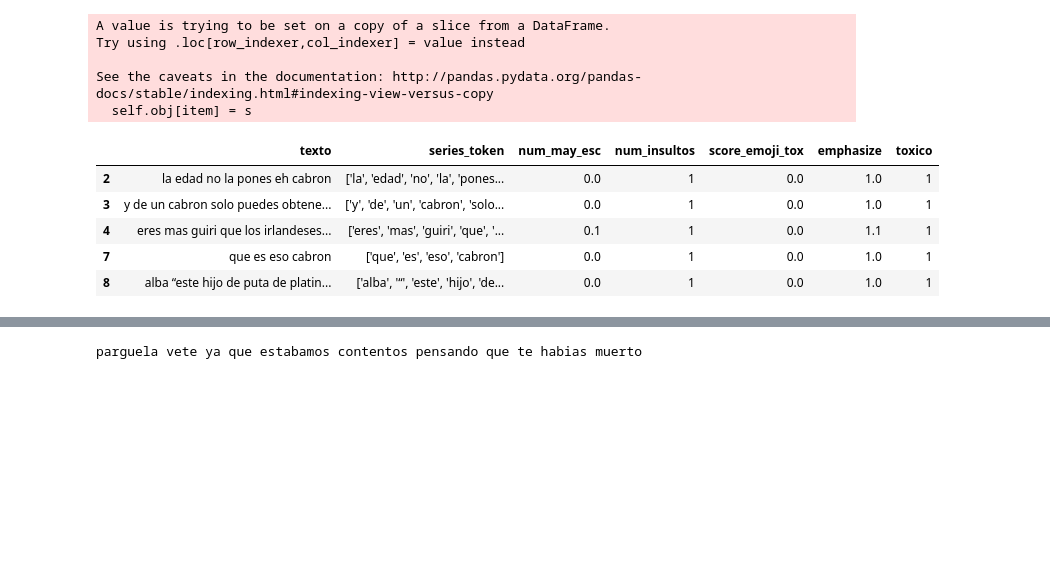
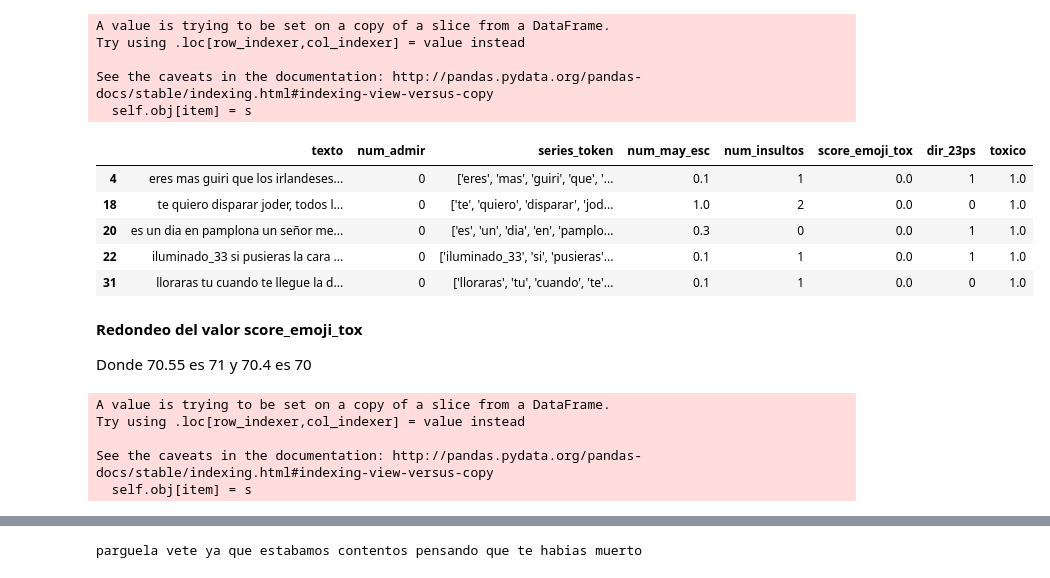
Before and after one commit to SpRdgz/TFM, a Jupyter notebook: 04_Feature_Engineering/Ingenieria_de_caracteristicas.ipynb, the cells around one changed output, grey strips where cells are left out. Cells and saved outputs as stored; diff of their text form; code cells hidden in the pictures; blank space fills up the shorter version.

```diff
--- a/04_Feature_Engineering/Ingenieria_de_caracteristicas.ipynb
+++ b/04_Feature_Engineering/Ingenieria_de_caracteristicas.ipynb
@@ -40,6 +40,6 @@ Es  habitual la supresión de signos de puntuación pero en este caso nos ayudan
 # %% [markdown]
 **Supresión de las columnas no necesarias***
 # %%
-df_eng=df[['texto', 'series_token','num_may_esc','num_insultos','score_emoji_tox','emphasize','toxico']]
-df.head()
+df_eng=df[['texto', 'num_admir','series_token','num_may_esc','num_insultos','score_emoji_tox','dir_23ps','toxico']]
+df_eng.head()
 # %% [output]
@@ -58,7 +58,7 @@ round(float(1.020408))
 # %% [output]
 1
 # %%
-df_eng.loc[:,'emphasize']=df_eng.loc[:,'emphasize'].map(lambda value: round(float(value),1) )
+df_eng.loc[:,'num_may_esc']=df_eng.loc[:,'num_may_esc'].map(lambda value: round(float(value),1) )
 # %% [output]
 A value is trying to be set on a copy of a slice from a DataFrame.
 Try using .loc[row_indexer,col_indexer] = value instead
@@ -66,11 +66,23 @@ Try using .loc[row_indexer,col_indexer] = value instead
 See the caveats in the documentation: http://pandas.pydata.org/pandas-docs/stable/indexing.html#indexing-view-versus-copy
   self.obj[item] = s
 # %%
-df_eng[df_eng['emphasize']!=0.0].head()
+df_eng[df_eng['num_may_esc']!=0.0].head()
 # %% [output]
-|  | texto | series_token | num_may_esc | num_insultos | score_emoji_tox | emphasize | toxico |
-| 2 | la edad no la pones eh cabron | ['la', 'edad', 'no', 'la', 'pones... | 0.0 | 1 | 0.0 | 1.0 | 1 |
-| 3 | y de un cabron solo puedes obtene... | ['y', 'de', 'un', 'cabron', 'solo... | 0.0 | 1 | 0.0 | 1.0 | 1 |
-| 4 | eres mas guiri que los irlandeses... | ['eres', 'mas', 'guiri', 'que', '... | 0.1 | 1 | 0.0 | 1.1 | 1 |
-| 7 | que es eso cabron | ['que', 'es', 'eso', 'cabron'] | 0.0 | 1 | 0.0 | 1.0 | 1 |
-| 8 | alba “este hijo de puta de platin... | ['alba', '“', 'este', 'hijo', 'de... | 0.0 | 1 | 0.0 | 1.0 | 1 |
+|  | texto | num_admir | series_token | num_may_esc | num_insultos | score_emoji_tox | dir_23ps | toxico |
+| 4 | eres mas guiri que los irlandeses... | 0 | ['eres', 'mas', 'guiri', 'que', '... | 0.1 | 1 | 0.0 | 1 | 1.0 |
+| 18 | te quiero disparar joder, todos l... | 0 | ['te', 'quiero', 'disparar', 'jod... | 1.0 | 2 | 0.0 | 0 | 1.0 |
+| 20 | es un dia en pamplona un señor me... | 0 | ['es', 'un', 'dia', 'en', 'pamplo... | 0.3 | 0 | 0.0 | 1 | 1.0 |
+| 22 | iluminado_33 si pusieras la cara ... | 0 | ['iluminado_33', 'si', 'pusieras'... | 0.1 | 1 | 0.0 | 1 | 1.0 |
+| 31 | lloraras tu cuando te llegue la d... | 0 | ['lloraras', 'tu', 'cuando', 'te'... | 0.1 | 1 | 0.0 | 0 | 1.0 |
+# %% [markdown]
+**Redondeo del valor score_emoji_tox**
+
+Donde 70.55 es 71 y 70.4 es 70
+# %%
+df_eng.loc[:,'score_emoji_tox']=df_eng.loc[:,'score_emoji_tox'].map(lambda value: round(float(value),1) )
+# %% [output]
+A value is trying to be set on a copy of a slice from a DataFrame.
+Try using .loc[row_indexer,col_indexer] = value instead
+
+See the caveats in the documentation: http://pandas.pydata.org/pandas-docs/stable/indexing.html#indexing-view-versus-copy
+  self.obj[item] = s
```
Also changed, not shown: parts of 11 cells of this notebook, 2 other files.
